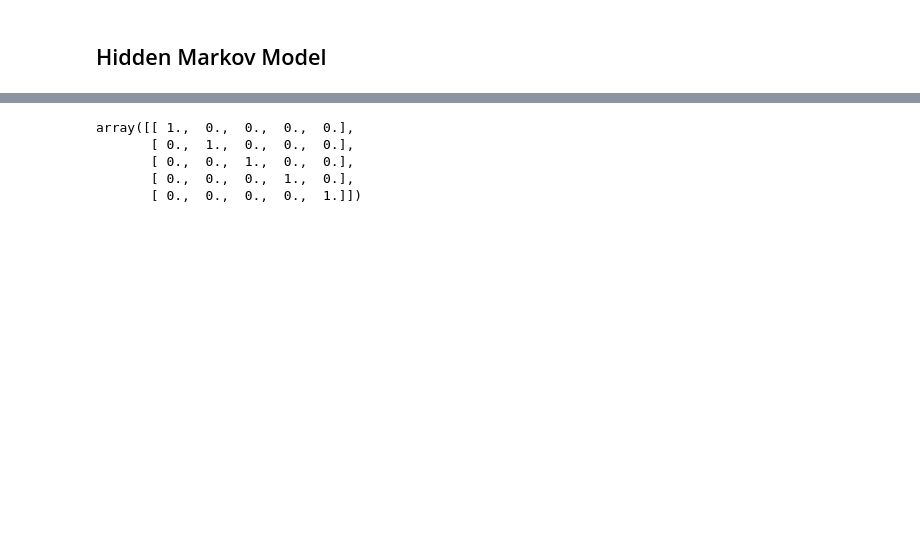
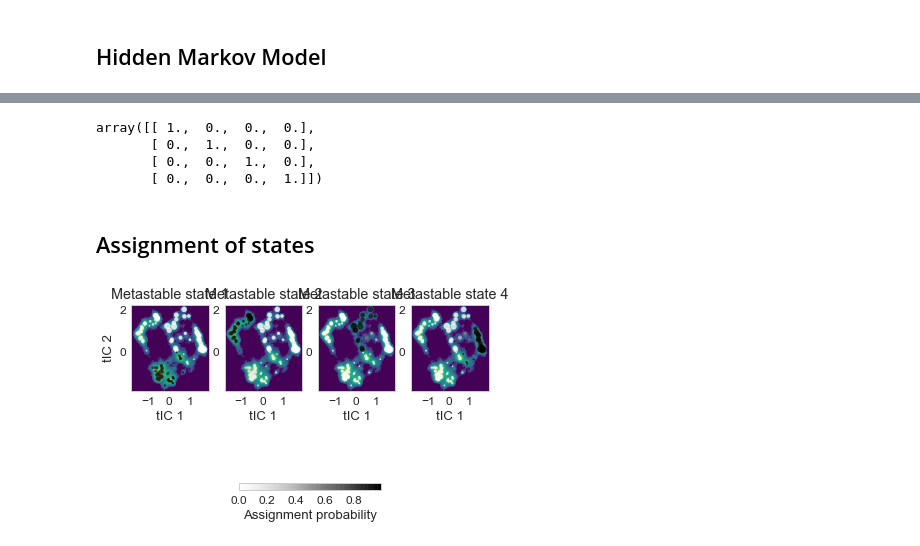
Before and after one commit to RobertArbon/optimize-fs-peptide, a Jupyter notebook: Analysis/DHFR/Validation - Metastable states.ipynb, the cells around one changed output, grey strips where cells are left out. Cells and saved outputs as stored; diff of their text form; code cells hidden in the pictures; blank space fills up the shorter version.

```diff
--- a/Analysis/DHFR/Validation - Metastable states.ipynb
+++ b/Analysis/DHFR/Validation - Metastable states.ipynb
@@ -179,12 +264,17 @@ plt.yscale('log')
 # %% [markdown]
 ## Coarse Grain
 # %%
-n_sets = 5
+n_sets = sup_proc+1
 M.pcca(n_sets)
 pcca_dist = M.metastable_distributions
-membership = M.metastable_memberships  # get PCCA memberships
+membership = M.metastable_memberships
+active_set = M.active_set
+# Need to take into account unassigned states!
+# get PCCA memberships
 # memberships over trajectory
-dist_all = [np.hstack([pcca_dist[i,:][dtraj] for dtraj in M.discrete_trajectories_full]) for i in range(n_sets)]
-mem_all = [np.hstack([membership[:,i][dtraj] for dtraj in M.discrete_trajectories_full]) for i in range(n_sets)]
+# dist_all = [np.hstack([pcca_dist[i,:][dtraj] if dtraj in active_set else np.nan for dtraj in M.discrete_trajectories_full])
+#             for i in range(n_sets)]
+# mem_all = [np.hstack([membership[:,i][dtraj] if dtraj in active_set else np.nan for dtraj in M.discrete_trajectories_full])
+#            for i in range(n_sets)]
 # %%
 pcca_samples = M.sample_by_distributions(pcca_dist, 100)
@@ -201,8 +304,9 @@ array([ 0.0530303 ,  0.06060606,  0.39141414,  0.25      ,  0.2449495 ])
 # %%
-hmm.transition_matrix
+hmm.P
 # %% [output]
-array([[ 1.,  0.,  0.,  0.,  0.],
-       [ 0.,  1.,  0.,  0.,  0.],
-       [ 0.,  0.,  1.,  0.,  0.],
-       [ 0.,  0.,  0.,  1.,  0.],
-       [ 0.,  0.,  0.,  0.,  1.]])
+array([[ 1.,  0.,  0.,  0.],
+       [ 0.,  1.,  0.,  0.],
+       [ 0.,  0.,  1.,  0.],
+       [ 0.,  0.,  0.,  1.]])
+# %% [markdown]
+## Assignment of states
@@ -208,0 +316,38 @@ array([[ 1.,  0.,  0.,  0.,  0.],
+# %%
+import seaborn as sns
+from matplotlib.ticker import *
+import matplotlib.gridspec as gridspec
+
+with sns.plotting_context('paper', font_scale=1.5):
+
+    fig = plt.figure()
+
+    nrows = 2
+    ncols = n_sets
+
+    gs = gridspec.GridSpec(nrows, ncols, height_ratios=[1,0.05], hspace=0.4)
+    plot_axes = [plt.subplot(gs[0,i]) for i in range(ncols)]
+    cb_axes = plt.subplot(gs[1,:])
+
+
+    for i, ax in enumerate(plot_axes):
+        use_cbar = i==0
+        mplt.plot_free_energy(np.vstack(Y)[:,0], np.vstack(Y)[:,1], cmap='viridis_r', ax=ax, cbar=False)
+
+        cc_x = clustering.clustercenters[active_set,0]
+        cc_y = clustering.clustercenters[active_set,1]
+        cax = ax.scatter(cc_x,cc_y, marker='o',
+                    s=1.5*M.pi/np.min(M.pi),
+                    c=membership.T[i],
+                    alpha=0.8)
+        ax.set(aspect='equal')
+        ax.set_title('Metastable state {}'.format(i+1))
+        if i == 0:
+            ax.set_ylabel('tIC 2')
+        ax.set_xlabel('tIC 1')
+
+    cb_axes.axis('off')
+    cb = fig.colorbar(cax, ax=cb_axes, label='Assignment probability', orientation='horizontal', fraction=1, shrink=0.4)
+plt.savefig('msm_figures/'+froot+'-metastable_states.pdf', bbox_inches='tight')
+# %% [output]
+[figure, added]
```
Also changed, not shown: parts of 48 cells of this notebook, 2 other files.
